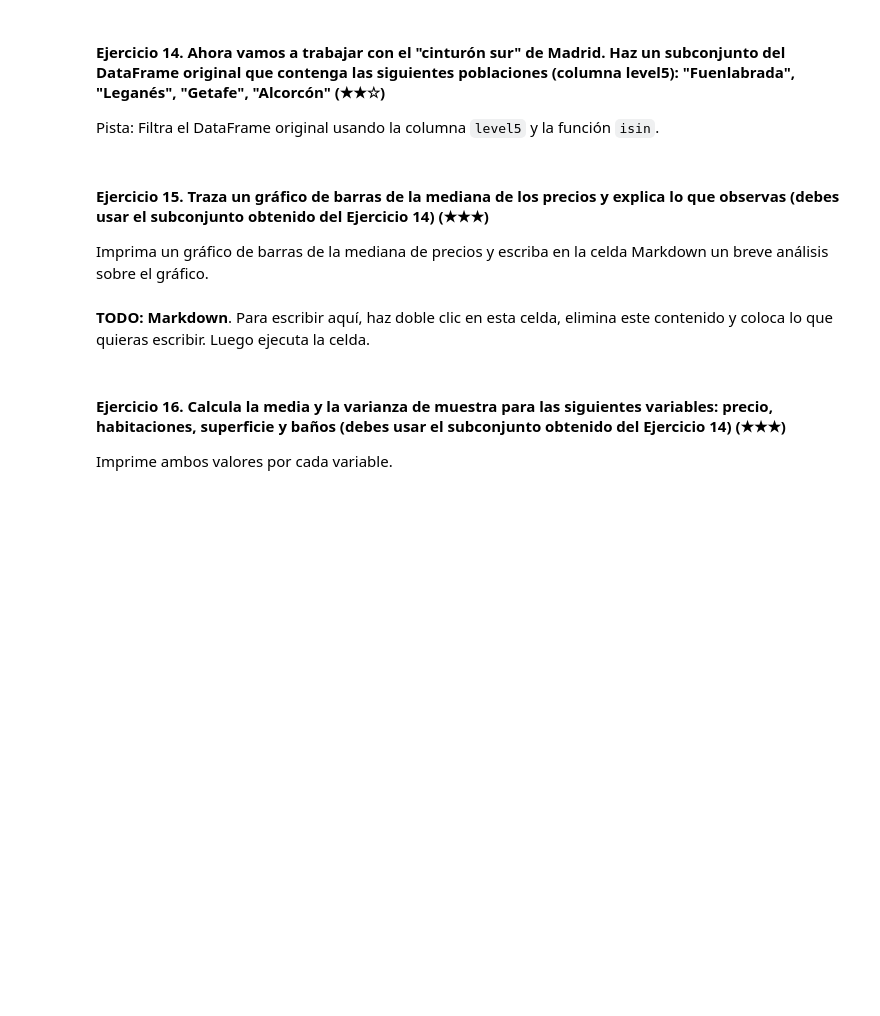
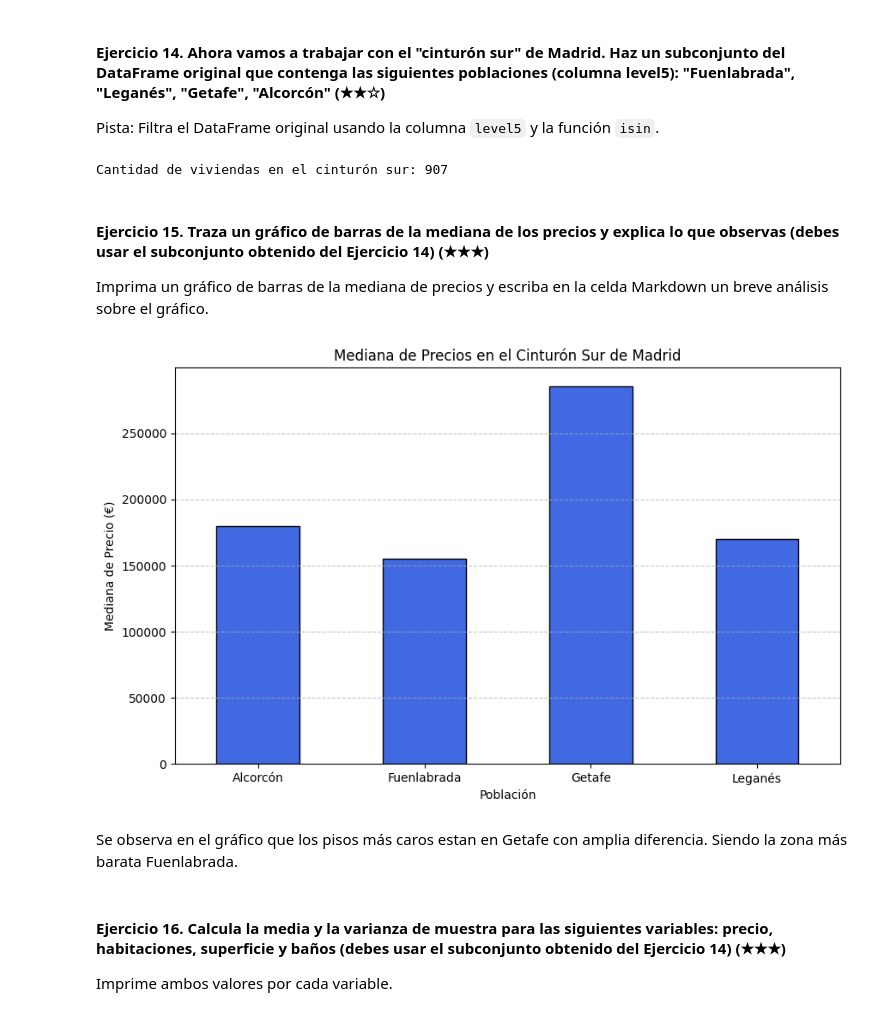
Before and after one commit to Jacinto-V/realestate-datacleanup-exercise, a Jupyter notebook: project.es.ipynb, the cells around one changed output. Saved outputs shown, nothing was run; the diff lists cells and outputs as text; code cells hidden in the pictures; blank space fills up the shorter version.

```diff
--- a/project.es.ipynb
+++ b/project.es.ipynb
@@ -138,15 +311,43 @@ Imprima la población y el número de casas.
 
 Pista: Filtra el DataFrame original usando la columna `level5` y la función `isin`.
 # %%
-# TODO
+import pandas as pd
+ds=pd.read_csv('assets/real_estate.csv', sep=';')
+
+poblaciones_sur = ["Fuenlabrada", "Leganés", "Getafe", "Alcorcón"]
+
+ds_sur = ds[ds["level5"].isin(poblaciones_sur)]
+
+print(f"Cantidad de viviendas en el cinturón sur: {len(ds_sur)}")
+# %% [output]
+Cantidad de viviendas en el cinturón sur: 907
 # %% [markdown]
 #### Ejercicio 15. Traza un gráfico de barras de la mediana de los precios y explica lo que observas (debes usar el subconjunto obtenido del Ejercicio 14) (★★★)
 
 Imprima un gráfico de barras de la mediana de precios y escriba en la celda Markdown un breve análisis sobre el gráfico.
 # %%
-# TODO: Code
+import pandas as pd
+import matplotlib.pyplot as plt
+ds = pd.read_csv('assets/real_estate.csv', sep=';')
+
+poblaciones_sur = ["Fuenlabrada", "Leganés", "Getafe", "Alcorcón"]
+ds_sur = ds[ds["level5"].isin(poblaciones_sur)]
+
+medianas_precios = ds_sur.groupby("level5")["price"].median()
+
+plt.figure(figsize=(10, 6))
+medianas_precios.plot(kind="bar", color="royalblue", edgecolor="black")
+
+plt.xlabel("Población")
+plt.ylabel("Mediana de Precio (€)")
+plt.title("Mediana de Precios en el Cinturón Sur de Madrid")
+plt.xticks(rotation=0)
+plt.grid(axis="y", linestyle="--", alpha=0.7)
+plt.show()
+# %% [output]
+[figure, added]
 # %% [markdown]
-**TODO: Markdown**. Para escribir aquí, haz doble clic en esta celda, elimina este contenido y coloca lo que quieras escribir. Luego ejecuta la celda.
+Se observa en el gráfico que los pisos más caros estan en Getafe con amplia diferencia. Siendo la zona más barata Fuenlabrada.
 # %% [markdown]
 #### Ejercicio 16. Calcula la media y la varianza de muestra para las siguientes variables: precio, habitaciones, superficie y baños (debes usar el subconjunto obtenido del Ejercicio 14) (★★★)
 
```
Also changed, not shown: parts of 22 cells of this notebook.
